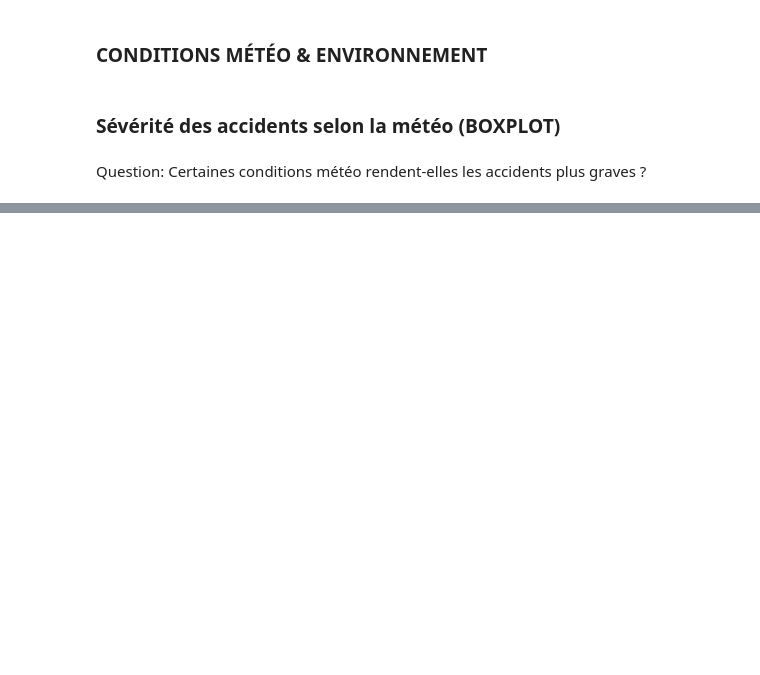
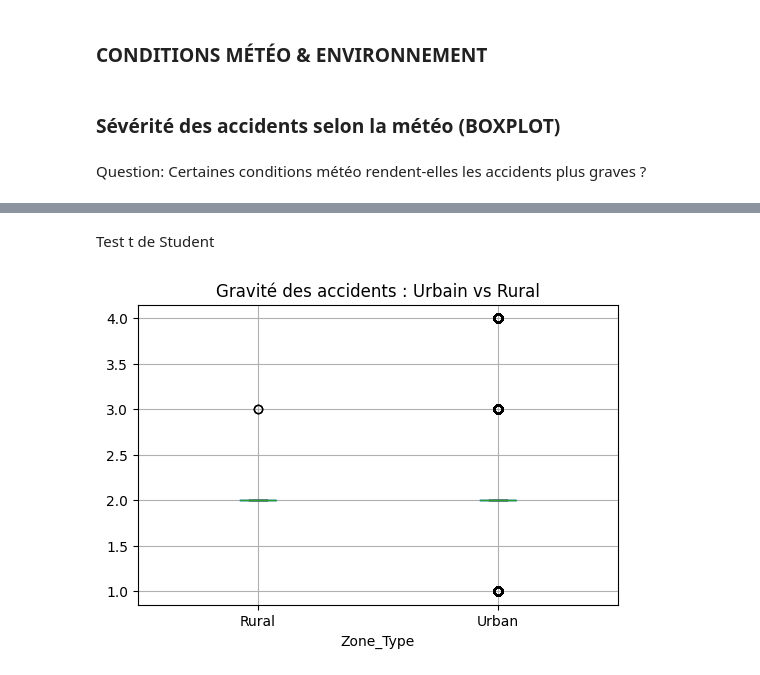
Before and after one commit to zinebettahery/US-Accidents, a Jupyter notebook: notebooks/Insights.ipynb, the cells around one changed output, grey strips where cells are left out. Saved outputs shown, nothing was run; the diff lists cells and outputs as text; code cells hidden in the pictures; blank space fills up the shorter version.

```diff
--- a/notebooks/Insights.ipynb
+++ b/notebooks/Insights.ipynb
@@ -41,0 +71,9 @@ plt.show()
+# %% [markdown]
+Test t de Student
+# %%
+df.boxplot(column='Severity', by='Zone_Type', figsize=(6,4))
+plt.title('Gravité des accidents : Urbain vs Rural')
+plt.suptitle('')
+plt.show()
+# %% [output]
+[figure, added]
```
Also changed, not shown: parts of 17 cells of this notebook, 2 other files.
